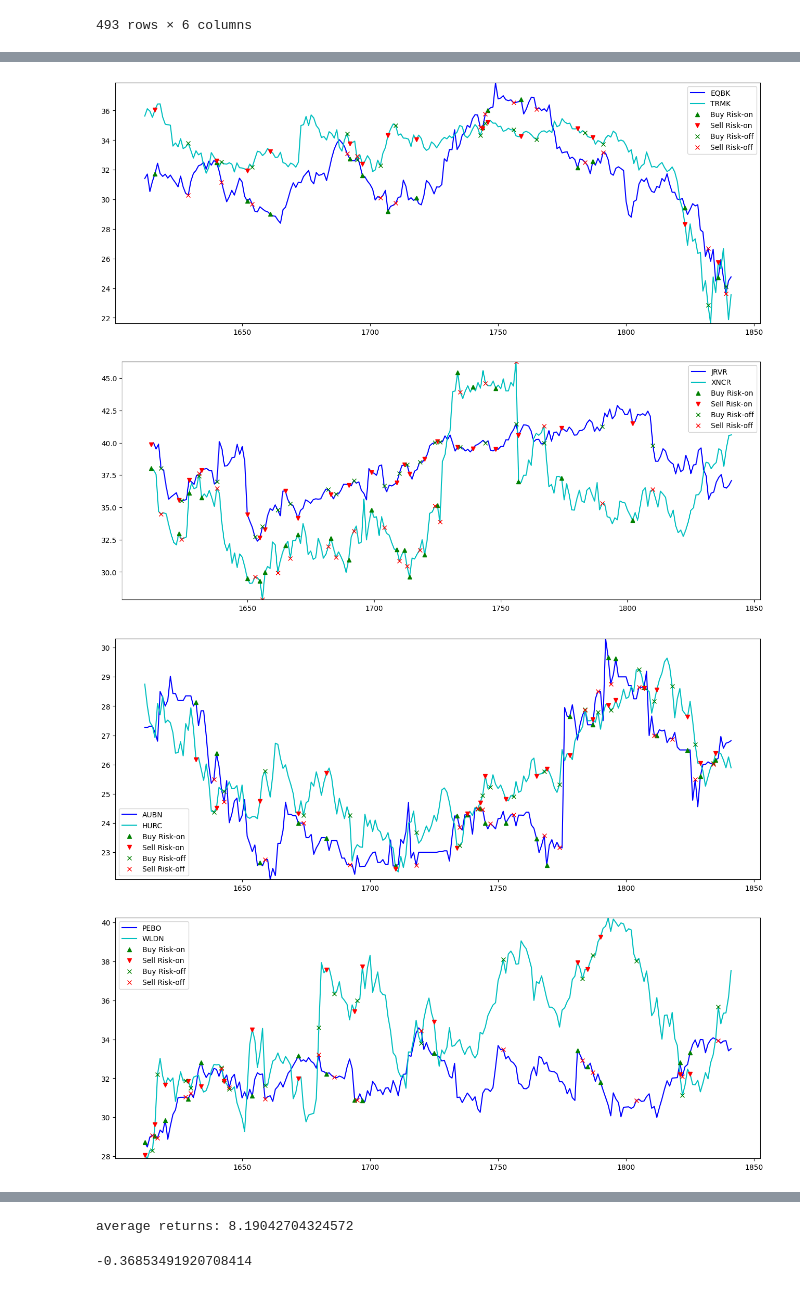
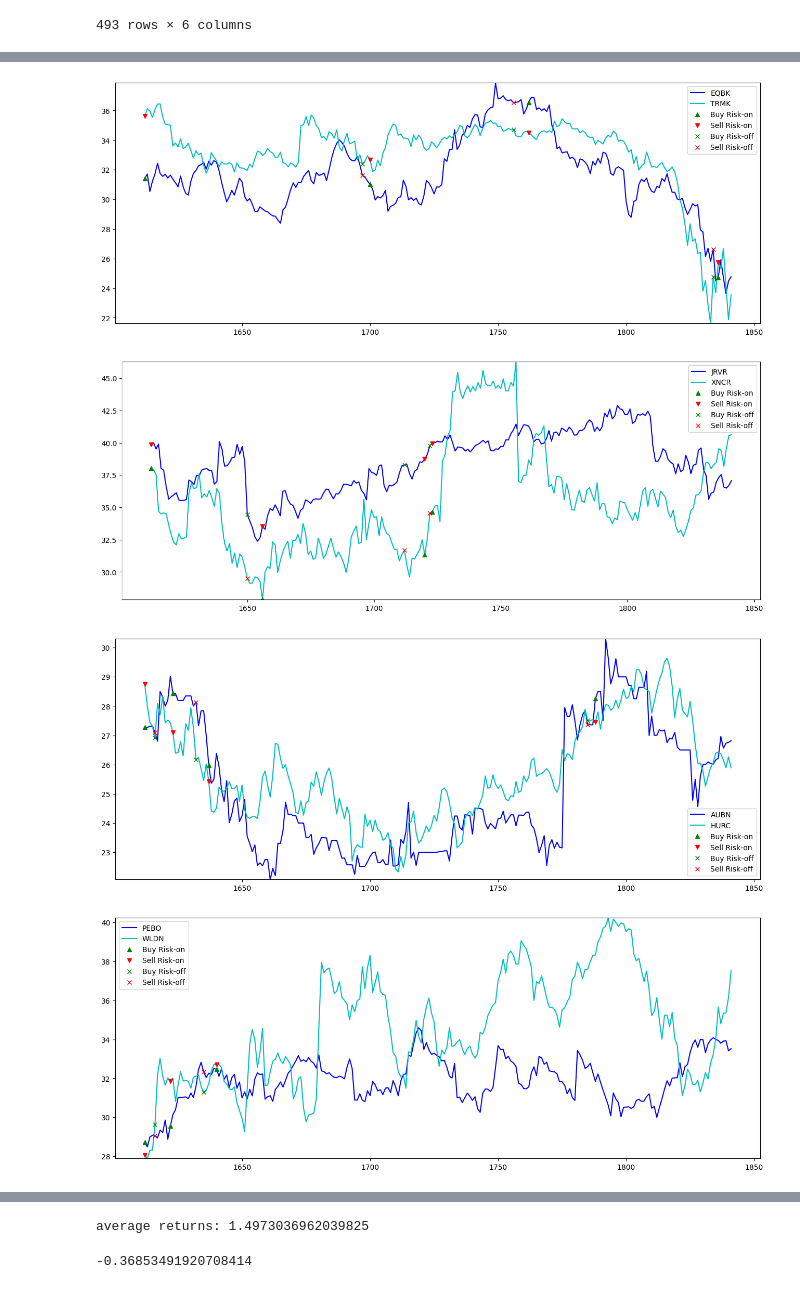
Before and after one commit to waikho/MADS_Capstone, a Jupyter notebook: RL/Pair_Trading_DQN.ipynb, the cells around one changed output, grey strips where cells are left out. Cells and saved outputs as stored; diff of their text form; code cells hidden in the pictures.

```diff
--- a/RL/Pair_Trading_DQN.ipynb
+++ b/RL/Pair_Trading_DQN.ipynb
@@ -760,7 +769,9 @@ class DQN(nn.Module):   #PyTorch's Module class
             nn.Linear(256, 256),
             nn.ReLU(),
             nn.Dropout(0.25),
-            nn.Linear(256, n_actions)
+            nn.Linear(256, n_actions),
+            #nn.Softmax(dim=1)
+            nn.Sigmoid()
         )
 
     # Called with either one element to determine next action, or a batch
@@ -784,8 +795,10 @@ target_net = DQN(window_size + 2, n_actions).to(device)
 target_net.load_state_dict(policy_net.state_dict())   #target_net loads state_dict of policy_net
 target_net.eval()   #set target_net to evaluate mode
 
-optimizer = optim.RMSprop(policy_net.parameters(), lr=1e-4)   #from torch.optim; RMSprop = optimizer like SGD or Adam
-memory = ReplayMemory(10000)
+#optimizer = optim.RMSprop(policy_net.parameters(), lr=1e-4)   #from torch.optim; RMSprop = optimizer like SGD or Adam
+optimizer = optim.RMSprop(policy_net.parameters(), lr=1e-6)   #from torch.optim; RMSprop = optimizer like SGD or Adam
+#memory = ReplayMemory(10000)
+memory = ReplayMemory(64000)
 
 
 steps_done = 0
@@ -811,20 +824,23 @@ def optimize_model():
     if len(memory) < BATCH_SIZE:   #min memory = 128
         return
     transitions = memory.sample(BATCH_SIZE)
+
     # Transpose the batch (see https://stackoverflow.com/a/19343/3343043 for
     # detailed explanation). This converts batch-array of Transitions
     # to Transition of batch-arrays.
+    #each batch has 4 elements: 62*128, 1*128, 62*128, 1*128: memory.push(state, action, next_state, reward)
     batch = Transition(*zip(*transitions))   #batch is a namedtuple; tuple (state, action, next_state, reward) from memory
-
     # Compute a mask of non-final states and concatenate the batch elements
     # (a final state would've been the one after which simulation ended)
+    #len(non_final_mask) = 128
     non_final_mask = torch.tensor(tuple(map(lambda s: s is not None,   #lambda s: s is not None will return a tuple of bools over bench.next_state
                                           batch.next_state)), device=device, dtype=torch.bool)   #next_state is an observation
+    #each non_final_next_states has len = 62; one batch of non_final_next_states = 128; so 62 * 128 = 7936 elements in a batch
     non_final_next_states = torch.cat([s for s in batch.next_state
                                                 if s is not None])
-    state_batch = torch.cat(batch.state)
-    action_batch = torch.cat(batch.action)
-    reward_batch = torch.cat(batch.reward)
+    state_batch = torch.cat(batch.state)     #128*62 = 7936 elements
+    action_batch = torch.cat(batch.action)   #128
+    reward_batch = torch.cat(batch.reward)   #128
 
     # Compute Q(s_t, a) - the model computes Q(s_t), then we select the
     # columns of actions taken. These are the actions which would've been taken
@@ -845,7 +861,10 @@ def optimize_model():
     #state_action values returned by policy network; difference = loss
 
     # Compute Huber loss
-    criterion = nn.SmoothL1Loss()
+    #criterion = nn.SmoothL1Loss()
+    #criterion = nn.MSELoss()
+    criterion = nn.BCELoss()
+    #criterion = nn.L1Loss()
     loss = criterion(state_action_values, expected_state_action_values.unsqueeze(1))
 
     # Optimize the model
@@ -1056,7 +1076,7 @@ valenvs[0].df
 # %%
 ###plot###
 #fill in latest model
-policy_net.load_state_dict(torch.load('./models/model (29).pth'))
+policy_net.load_state_dict(torch.load('./models/model (63).pth'))
 target_net.load_state_dict(policy_net.state_dict())
 policy_net.eval()   #changes forward(); disables Dropout, BatchNorm, etc.
 target_net.eval()
@@ -1096,4 +1116,4 @@ plt.show()
-[figure, old version]
+[figure, new version]
-[figure, old version]
+[figure, new version]
-[figure, old version]
+[figure, new version]
-[figure, old version]
+[figure, new version]
@@ -1103,4 +1123,4 @@ plt.show()
-average returns: 8.19042704324572
+average returns: 1.4973036962039825
 # %%
 test_envs[0]._pnl
 # %% [output]
```
Also changed, not shown: parts of 3 cells of this notebook, 4 other files.
